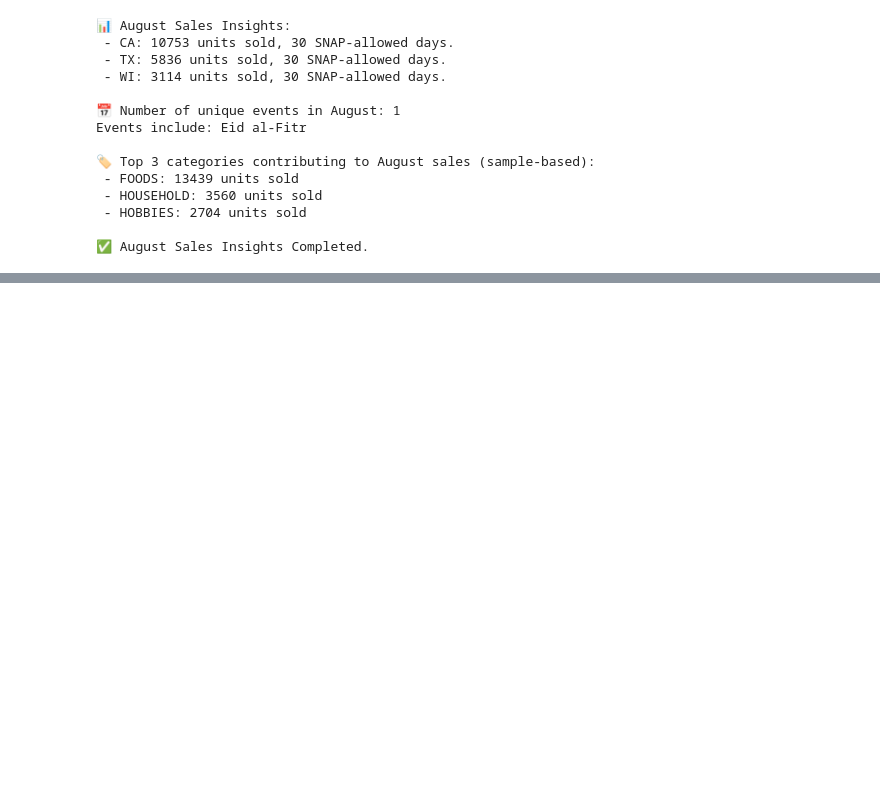
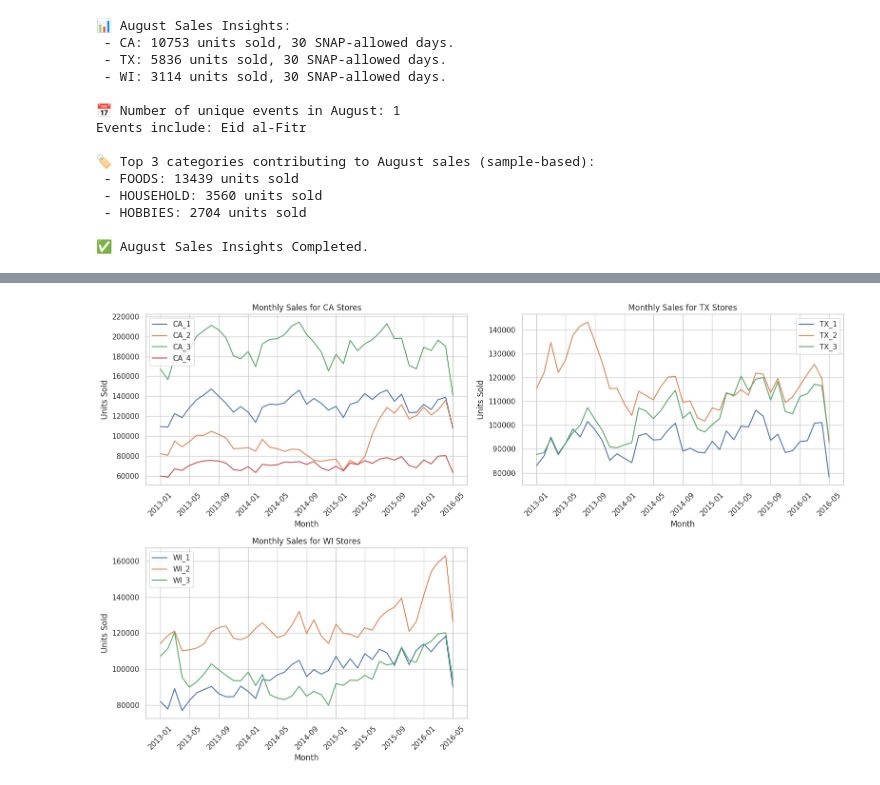
Before and after one commit to Saurabhganvir/M5_forecasting_validation, a Jupyter notebook: M5_accuracy_validation.ipynb, the cells around one changed output, grey strips where cells are left out. Cells and saved outputs as stored; diff of their text form; code cells hidden in the pictures; blank space fills up the shorter version.

```diff
--- a/M5_accuracy_validation.ipynb
+++ b/M5_accuracy_validation.ipynb
@@ -683,0 +796,37 @@ Events include: Eid al-Fitr
+# %%
+# Optional: create small multiples per state to avoid clutter (each store plotted in its state group)
+stores_by_state = {}
+for s in store_cols:
+    state = s.split("_")[0]   # e.g. "CA"
+    stores_by_state.setdefault(state, []).append(s)
+
+# Create a 2x2 grid of subplots to show monthly sales per state
+fig, axes = plt.subplots(2, 2, figsize=(16, 10))
+axes = axes.flatten() # Flatten the 2D array of axes for easier iteration
+
+# Define the order of states for the subplots to ensure consistent placement
+state_order = ["CA", "TX", "WI"]
+
+for i, state in enumerate(state_order):
+    if state in stores_by_state:
+        ax = axes[i]
+        for s in stores_by_state[state]:
+            ax.plot(monthly_store["year_month"], monthly_store[s], label=s)
+        ax.set_title(f"Monthly Sales for {state} Stores")
+        ax.set_xlabel("Month")
+        ax.set_ylabel("Units Sold")
+        ax.tick_params(axis='x', rotation=45)
+        ax.legend()
+    else:
+        # Hide any unused subplots if there are fewer states than grid spots
+        fig.delaxes(axes[i])
+
+# Hide any remaining unused subplots if state_order had fewer elements than the grid
+for j in range(len(state_order), len(axes)):
+     fig.delaxes(axes[j])
+
+
+plt.tight_layout()
+plt.show()
+# %% [output]
+[figure, added]
```
Also changed, not shown: parts of 14 cells of this notebook.
